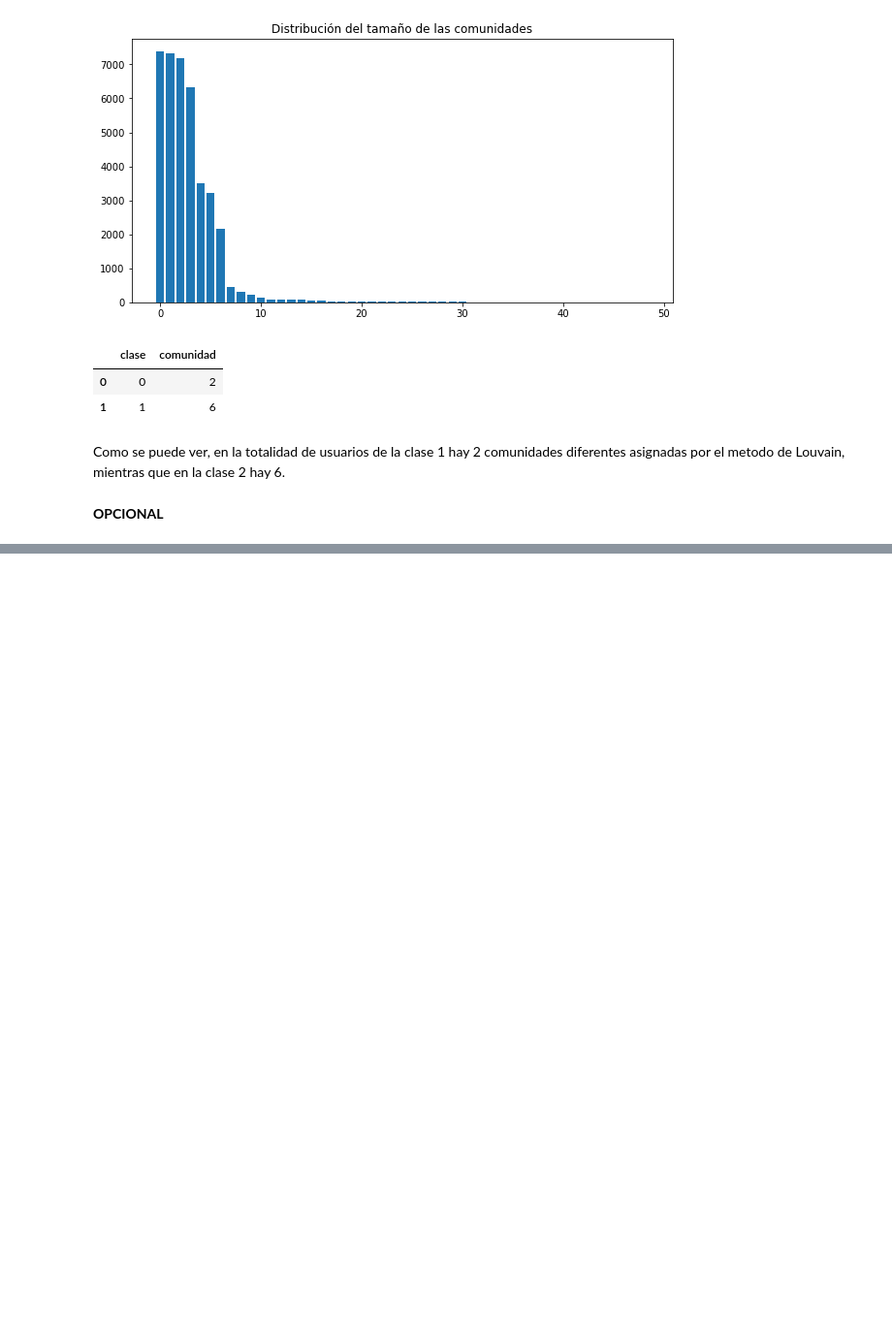
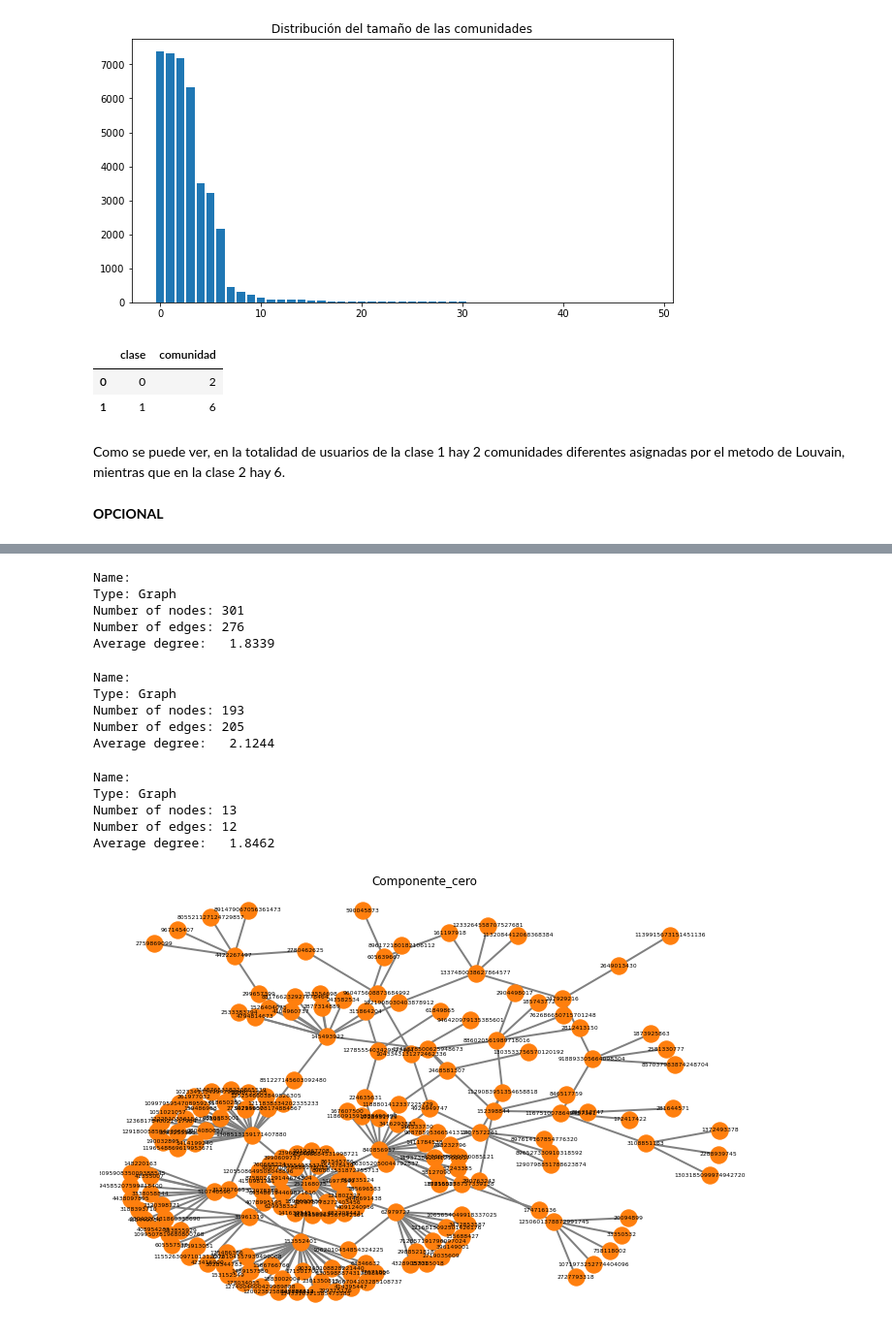
Before and after one commit to estebanarr/graphMachineLearning, a Jupyter notebook: notebooks/Practico2_resuelto.ipynb, the cells around one changed output, grey strips where cells are left out. Shown at 97% size. Cells and saved outputs as stored; diff of their text form; code cells hidden in the pictures; blank space fills up the shorter version.

```diff
--- a/notebooks/Practico2_resuelto.ipynb
+++ b/notebooks/Practico2_resuelto.ipynb
@@ -232,9 +240,11 @@ Como se puede ver, en la totalidad de usuarios de la clase 1 hay 2 comunidades d
 dtypes = {'id_str': str,'full_text': str,'in_reply_to_status_id': str,'in_reply_to_user_id': str,'user.id': str}
 df_retweets=pd.read_csv('../data/vacunas.csv', dtype=dtypes).dropna(subset=['user_retweeters'])
 df_retweets['user_retweeters'] =df_retweets['user_retweeters'].apply(lambda x: [str(elem) for elem in eval(x)])
-print(df_retweets.shape)
+print("Shape original: {} \n".format(df_retweets.shape))
 
-df_retweets=df_retweets[df_retweets.sentiment=="Apoyo"][['user_retweeters','user.id']]
+print(df_retweets.sentiment.value_counts())
 
-print(df_retweets.shape)
+df_retweets=df_retweets[df_retweets.sentiment.isin(["Apoyo"])][['user_retweeters','user.id']]
+
+print("\nShape filtrado:{} ".format(df_retweets.shape))
 # %% [output]
@@ -273,0 +261,5 @@ memory usage: 7.4+ KB
+# %%
+df_enlaces=df_retweets.explode('user_retweeters').reset_index(drop=True)
+df_enlaces.drop_duplicates(inplace=True)   # Se eliminan enlaces duplicados
+df_enlaces.dropna(inplace=True)
+df_enlaces
@@ -273,0 +280,44 @@ memory usage: 7.4+ KB
+# %%
+g = nx.from_pandas_edgelist(df_enlaces, source='user_retweeters', target='user.id',create_using=nx.Graph)
+print(nx.info(g))
+
+Gcc = sorted(nx.connected_components(g), key=len, reverse=True)
+# %% [output]
+Name:
+Type: Graph
+Number of nodes: 301
+Number of edges: 276
+Average degree:   1.8339
+# %%
+componente_cero=g.subgraph(Gcc[0])
+print(nx.info(componente_cero))
+# %% [output]
+Name:
+Type: Graph
+Number of nodes: 193
+Number of edges: 205
+Average degree:   2.1244
+# %%
+componente_uno=g.subgraph(Gcc[1])
+print(nx.info(componente_uno))
+# %% [output]
+Name:
+Type: Graph
+Number of nodes: 13
+Number of edges: 12
+Average degree:   1.8462
+# %%
+draw_params = dict(
+    with_labels=True,               ## Incluye los nombres de los nodos
+    node_color='C1',                ## Elijo el color 1 de la paleta de colores
+    edge_color='gray',
+    width=2,                        ## Espesor de los enlaces
+    font_size=6,
+    pos=nx.kamada_kawai_layout(componente_cero)   ## Algoritmo para embeber el grafo en el plano
+)
+
+fig, ax = plt.subplots(figsize=(12,8))
+ax.set_title('Componente_cero')
+nx.draw(componente_cero, ax=ax,**draw_params)
+# %% [output]
+[figure, added]
```
Also changed, not shown: parts of 7 cells of this notebook.
